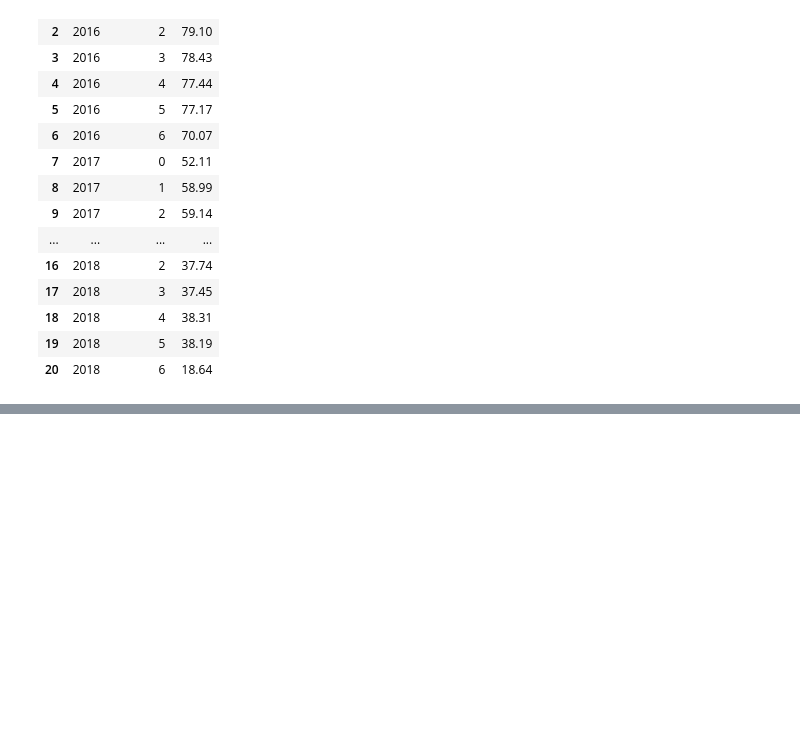
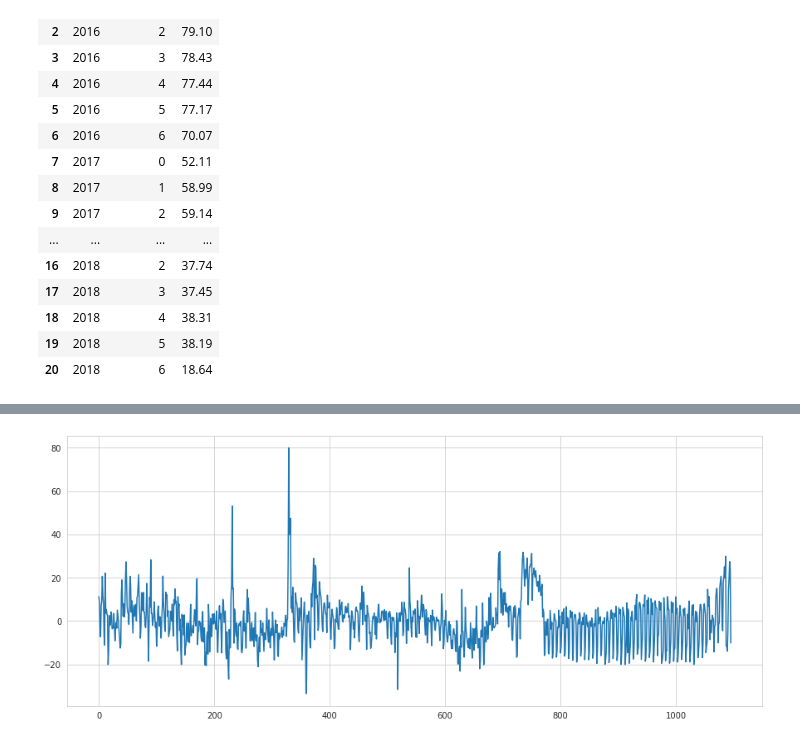
Before and after one commit to evgenia82/loyola-capstone-groupon, a Jupyter notebook: 03_EDA_with_visuals_time_series.ipynb, the cells around one changed output, grey strips where cells are left out. Cells and saved outputs as stored; diff of their text form; code cells hidden in the pictures; blank space fills up the shorter version.

```diff
--- a/03_EDA_with_visuals_time_series.ipynb
+++ b/03_EDA_with_visuals_time_series.ipynb
@@ -584,0 +570,2 @@ plt.show()
+# %%
+refunds_data['year'] = refunds_data.transaction_date.dt.year
@@ -584,0 +579,5 @@ plt.show()
+# %%
+data = pd.merge(refunds_data, yearly_avg, how = "left",on=["year", "year"])
+data['difference'] = data['refunds'] - data['mean']
+data.drop('year', axis = 1, inplace = True)
+data.head()
@@ -584,0 +591,6 @@ plt.show()
+# %%
+plt.figure(1,figsize=(15,6))
+plt.plot(data['difference'])
+plt.show()
+# %% [output]
+[figure, added]
```
Also changed, not shown: parts of 9 cells of this notebook.
